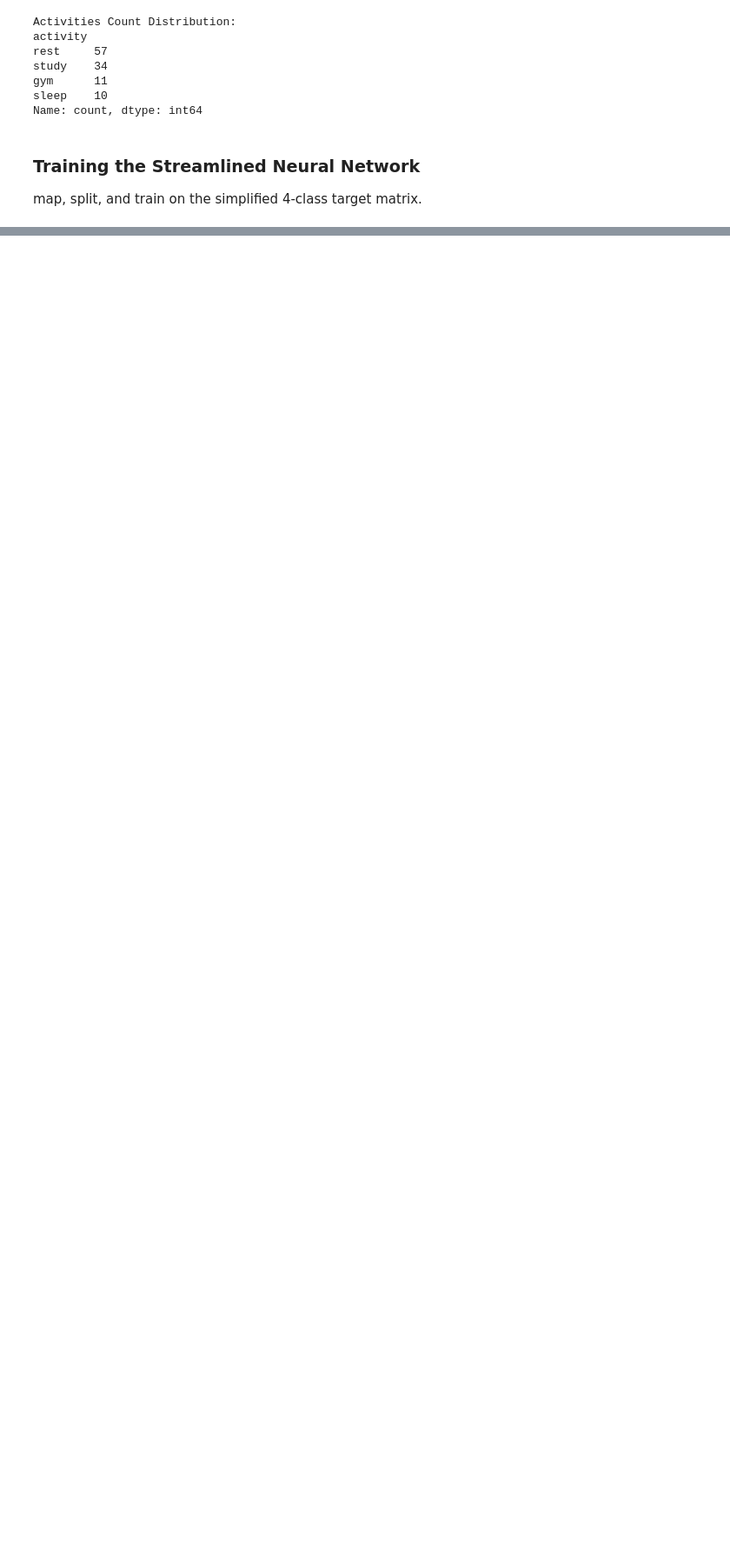
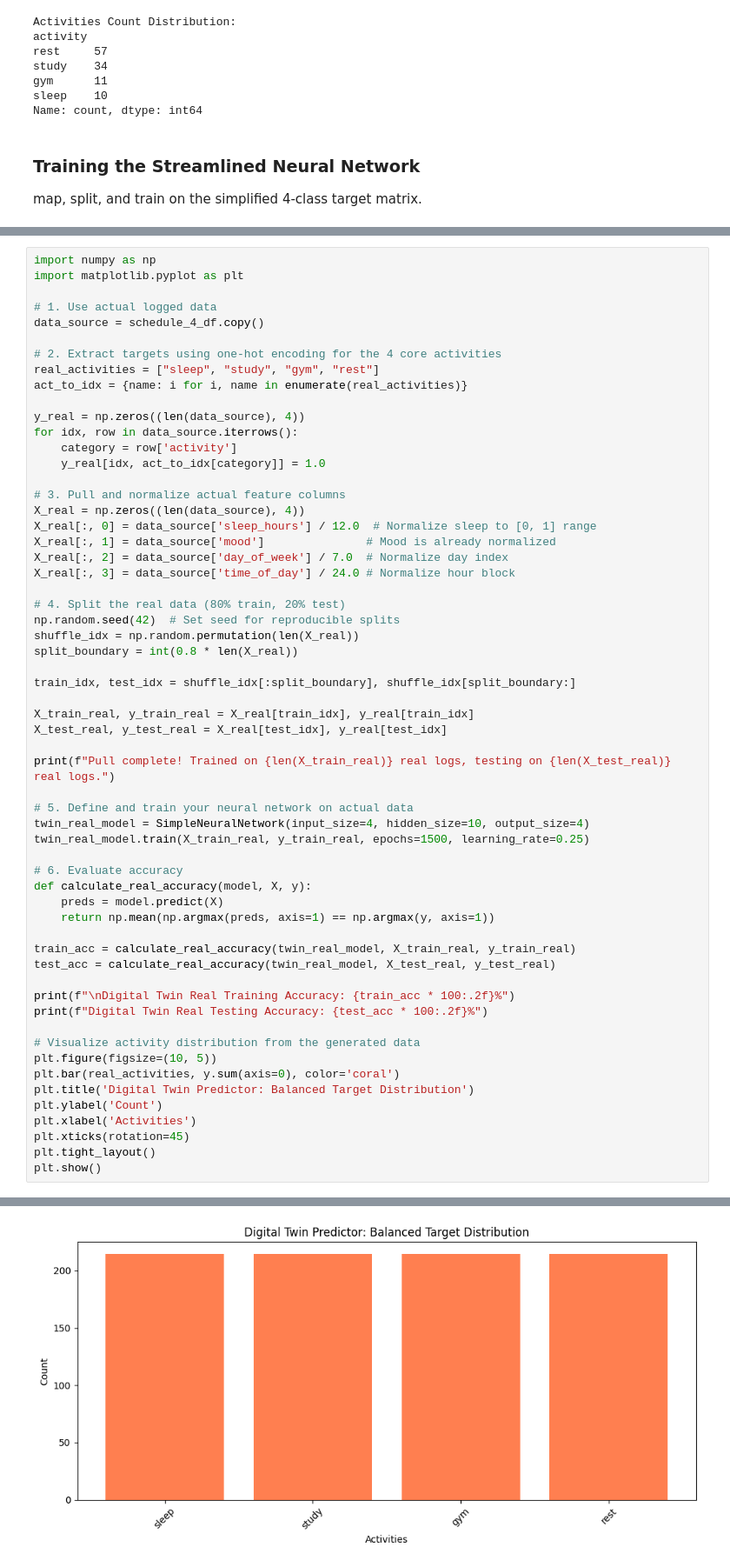
Before and after one commit to Anyangos/Digital-Twin, a Jupyter notebook: 01_probability_neural_networks.ipynb, the cells around one changed output, grey strips where cells are left out. Shown at 87% size. Drawn from its saved outputs; the diff is of its cells as text; blank space fills up the shorter version.

Commit message:
Working Digital Twin

```diff
--- a/01_probability_neural_networks.ipynb
+++ b/01_probability_neural_networks.ipynb
@@ -1269,0 +1274,60 @@ Testing Accuracy (4 classes): 56.52%
+# %%
+import numpy as np
+import matplotlib.pyplot as plt
+
+# 1. Use actual logged data
+data_source = schedule_4_df.copy()
+
+# 2. Extract targets using one-hot encoding for the 4 core activities
+real_activities = ["sleep", "study", "gym", "rest"]
+act_to_idx = {name: i for i, name in enumerate(real_activities)}
+
+y_real = np.zeros((len(data_source), 4))
+for idx, row in data_source.iterrows():
+    category = row['activity']
+    y_real[idx, act_to_idx[category]] = 1.0
+
+# 3. Pull and normalize actual feature columns
+X_real = np.zeros((len(data_source), 4))
+X_real[:, 0] = data_source['sleep_hours'] / 12.0  # Normalize sleep to [0, 1] range
+X_real[:, 1] = data_source['mood']               # Mood is already normalized
+X_real[:, 2] = data_source['day_of_week'] / 7.0  # Normalize day index
+X_real[:, 3] = data_source['time_of_day'] / 24.0 # Normalize hour block
+
+# 4. Split the real data (80% train, 20% test)
+np.random.seed(42)  # Set seed for reproducible splits
+shuffle_idx = np.random.permutation(len(X_real))
+split_boundary = int(0.8 * len(X_real))
+
+train_idx, test_idx = shuffle_idx[:split_boundary], shuffle_idx[split_boundary:]
+
+X_train_real, y_train_real = X_real[train_idx], y_real[train_idx]
+X_test_real, y_test_real = X_real[test_idx], y_real[test_idx]
+
+print(f"Pull complete! Trained on {len(X_train_real)} real logs, testing on {len(X_test_real)} real logs.")
+
+# 5. Define and train your neural network on actual data
+twin_real_model = SimpleNeuralNetwork(input_size=4, hidden_size=10, output_size=4)
+twin_real_model.train(X_train_real, y_train_real, epochs=1500, learning_rate=0.25)
+
+# 6. Evaluate accuracy
+def calculate_real_accuracy(model, X, y):
+    preds = model.predict(X)
+    return np.mean(np.argmax(preds, axis=1) == np.argmax(y, axis=1))
+
+train_acc = calculate_real_accuracy(twin_real_model, X_train_real, y_train_real)
+test_acc = calculate_real_accuracy(twin_real_model, X_test_real, y_test_real)
+
+print(f"\nDigital Twin Real Training Accuracy: {train_acc * 100:.2f}%")
+print(f"Digital Twin Real Testing Accuracy: {test_acc * 100:.2f}%")
+
+# Visualize activity distribution from the generated data
+plt.figure(figsize=(10, 5))
+plt.bar(real_activities, y.sum(axis=0), color='coral')
+plt.title('Digital Twin Predictor: Balanced Target Distribution')
+plt.ylabel('Count')
+plt.xlabel('Activities')
+plt.xticks(rotation=45)
+plt.tight_layout()
+plt.show()
+# %% [output]
@@ -1269,0 +1353 @@ Testing Accuracy (4 classes): 56.52%
+[figure, added]
```
Also changed, not shown: parts of 3 cells of this notebook.
